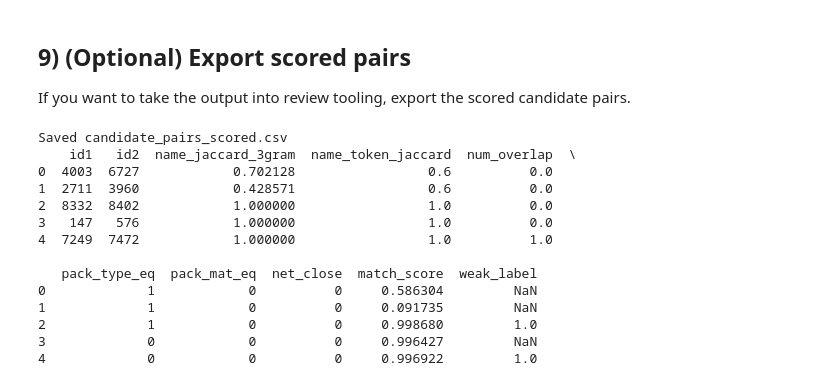
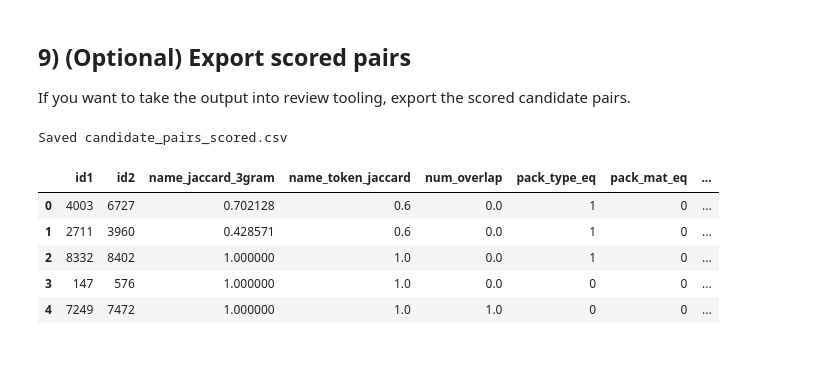
Before and after one commit to vinodbavage31/product_matching_POC, a Jupyter notebook: product_matching_pipeline.ipynb, the cells around one changed output. Saved outputs shown, nothing was run; the diff lists cells and outputs as text; code cells hidden in the pictures; blank space fills up the shorter version.

```diff
--- a/product_matching_pipeline.ipynb
+++ b/product_matching_pipeline.ipynb
@@ -29,6 +29,7 @@ from sklearn.linear_model import LogisticRegression
 from sklearn.metrics import roc_auc_score, average_precision_score, confusion_matrix
 
 pd.set_option('display.max_colwidth', 120)
+pd.set_option('display.max_columns', None)
 # %% [markdown]
 ## 1) Load data
 # %%
@@ -452,26 +723,19 @@ If you want to take the output into review tooling, export the scored candidate
 # %%
 out_cols = ['id1','id2'] + feat_cols + ['match_score','weak_label']
 scored_pairs_df = pairs_feat_df[out_cols].copy()
 
 scored_pairs_df.to_csv('candidate_pairs_scored.csv', index=False)
 
 print('Saved candidate_pairs_scored.csv')
-print(scored_pairs_df.head())
+display(scored_pairs_df.head())
 # %% [output]
 Saved candidate_pairs_scored.csv
-    id1   id2  name_jaccard_3gram  name_token_jaccard  num_overlap  \
-0  4003  6727            0.702128                 0.6          0.0
-1  2711  3960            0.428571                 0.6          0.0
-2  8332  8402            1.000000                 1.0          0.0
-3   147   576            1.000000                 1.0          0.0
-4  7249  7472            1.000000                 1.0          1.0
-
-   pack_type_eq  pack_mat_eq  net_close  match_score  weak_label
-0             1            0          0     0.586304         NaN
-1             1            0          0     0.091735         NaN
-2             1            0          0     0.998680         1.0
-3             0            0          0     0.996427         NaN
-4             0            0          0     0.996922         1.0
+|  | id1 | id2 | name_jaccard_3gram | name_token_jaccard | num_overlap | pack_type_eq | pack_mat_eq | ... |
+| 0 | 4003 | 6727 | 0.702128 | 0.6 | 0.0 | 1 | 0 | ... |
+| 1 | 2711 | 3960 | 0.428571 | 0.6 | 0.0 | 1 | 0 | ... |
+| 2 | 8332 | 8402 | 1.000000 | 1.0 | 0.0 | 1 | 0 | ... |
+| 3 | 147 | 576 | 1.000000 | 1.0 | 0.0 | 0 | 0 | ... |
+| 4 | 7249 | 7472 | 1.000000 | 1.0 | 1.0 | 0 | 0 | ... |
 # %% [markdown]
 ## 10) Summary: What this POC notebook does and why
 
```
Also changed, not shown: parts of 6 cells of this notebook.
